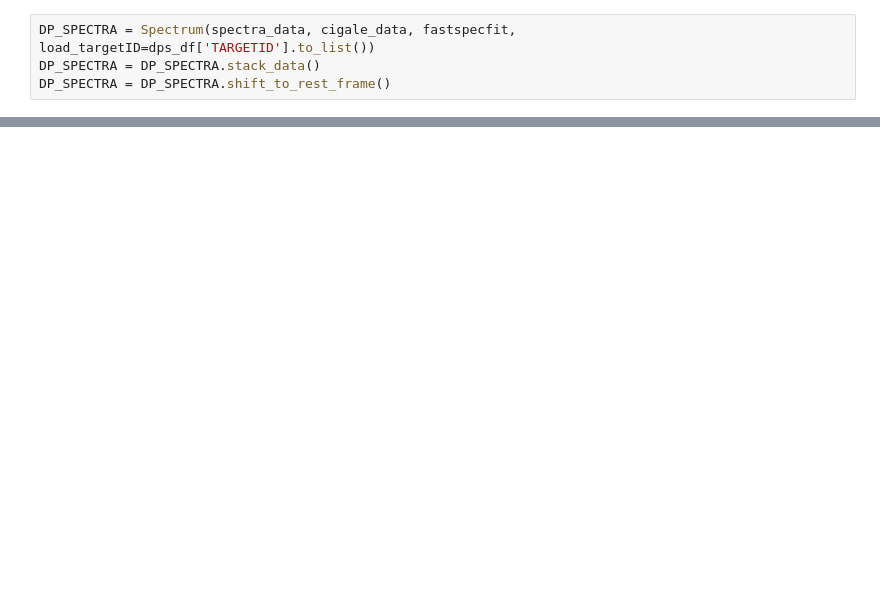
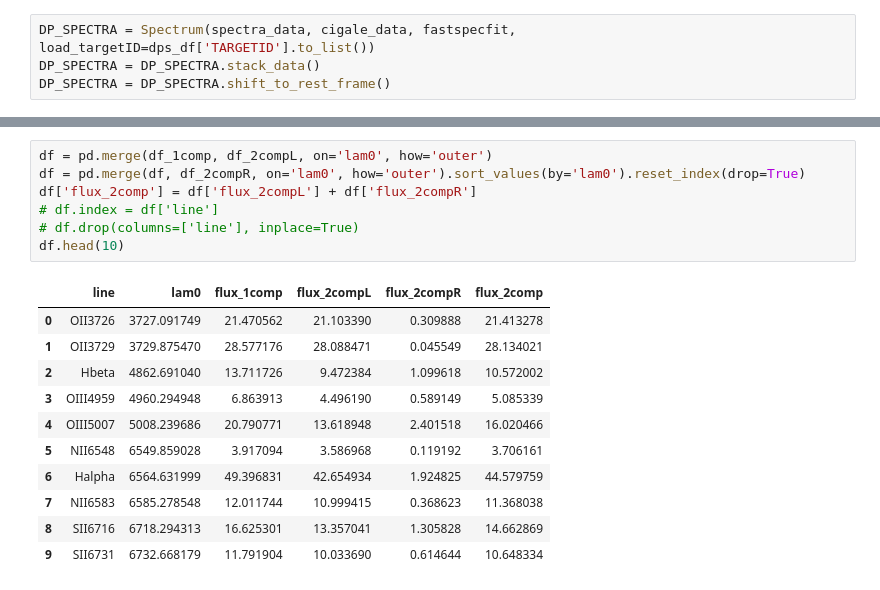
Before and after one commit to hyp0515/searching_inflow, a Jupyter notebook: estimate_SFR.ipynb, the cells around one changed output, grey strips where cells are left out. Saved outputs shown, nothing was run; the diff lists cells and outputs as text; blank space fills up the shorter version.

```diff
--- a/estimate_SFR.ipynb
+++ b/estimate_SFR.ipynb
@@ -30 +80,20 @@ test_2comp = test_2comp_l + test_2comp_r
+# %%
+df = pd.merge(df_1comp, df_2compL, on='lam0', how='outer')
+df = pd.merge(df, df_2compR, on='lam0', how='outer').sort_values(by='lam0').reset_index(drop=True)
+df['flux_2comp'] = df['flux_2compL'] + df['flux_2compR']
+# df.index = df['line']
+# df.drop(columns=['line'], inplace=True)
+df.head(10)
+# %% [output]
+|  | line | lam0 | flux_1comp | flux_2compL | flux_2compR | flux_2comp |
+| 0 | OII3726 | 3727.091749 | 21.470562 | 21.103390 | 0.309888 | 21.413278 |
+| 1 | OII3729 | 3729.875470 | 28.577176 | 28.088471 | 0.045549 | 28.134021 |
+| 2 | Hbeta | 4862.691040 | 13.711726 | 9.472384 | 1.099618 | 10.572002 |
+| 3 | OIII4959 | 4960.294948 | 6.863913 | 4.496190 | 0.589149 | 5.085339 |
+| 4 | OIII5007 | 5008.239686 | 20.790771 | 13.618948 | 2.401518 | 16.020466 |
+| 5 | NII6548 | 6549.859028 | 3.917094 | 3.586968 | 0.119192 | 3.706161 |
+| 6 | Halpha | 6564.631999 | 49.396831 | 42.654934 | 1.924825 | 44.579759 |
+| 7 | NII6583 | 6585.278548 | 12.011744 | 10.999415 | 0.368623 | 11.368038 |
+| 8 | SII6716 | 6718.294313 | 16.625301 | 13.357041 | 1.305828 | 14.662869 |
+| 9 | SII6731 | 6732.668179 | 11.791904 | 10.033690 | 0.614644 | 10.648334 |
 # %%
```
Also changed, not shown: parts of 12 cells of this notebook, 2 other files.
